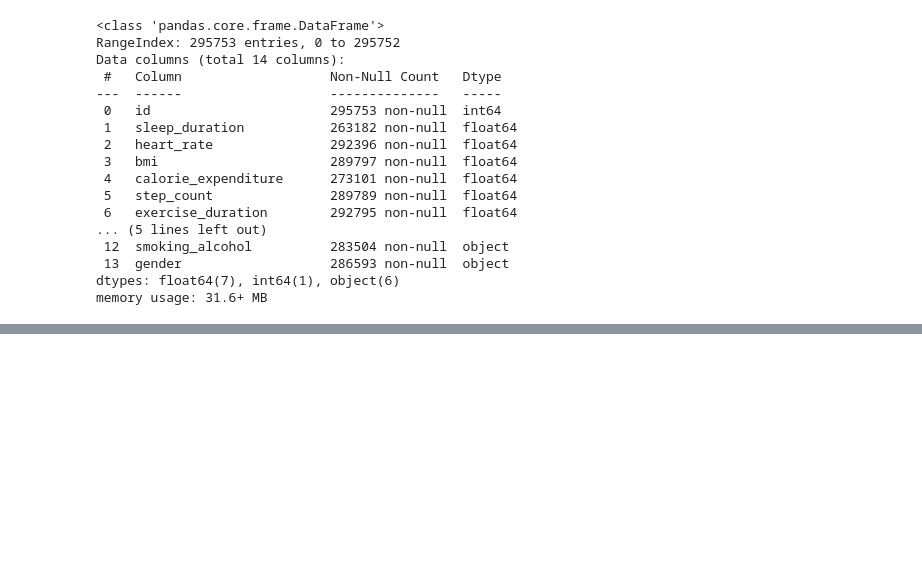
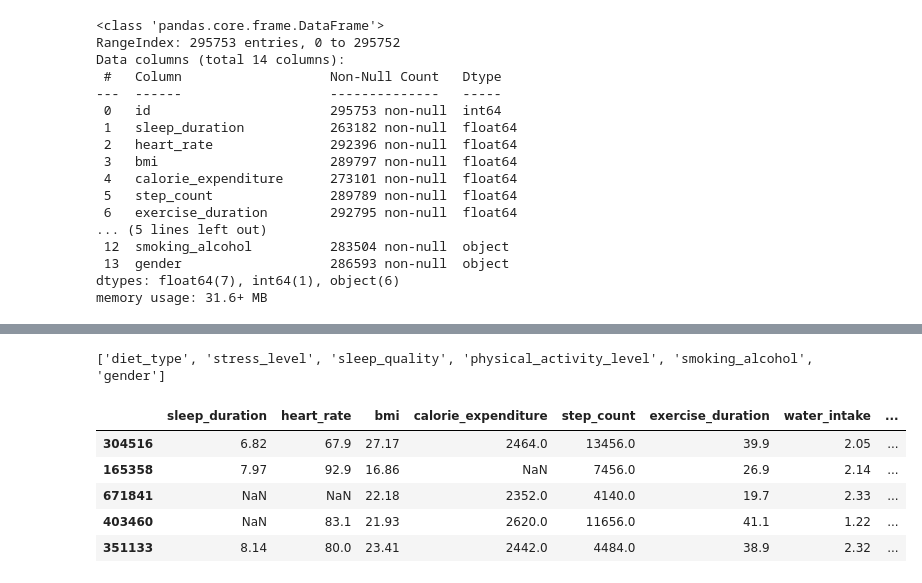
Before and after one commit to rpsingh21/kaggle-practices, a Jupyter notebook: PredictingStudentHealthRisk.ipynb, the cells around one changed output, grey strips where cells are left out. Drawn from its saved outputs; the diff is of its cells as text; code cells hidden in the pictures; blank space fills up the shorter version.

```diff
--- a/PredictingStudentHealthRisk.ipynb
+++ b/PredictingStudentHealthRisk.ipynb
@@ -87,0 +126,19 @@ from sklearn.model_selection import train_test_split
+# %%
+cat_features = x.columns[np.where(x.dtypes != float)[0]].values.tolist()
+print(cat_features)
+
+# make sure that the categorical features are encoded as strings
+x[cat_features] = x[cat_features].astype(str)
+# %% [output]
+['diet_type', 'stress_level', 'sleep_quality', 'physical_activity_level', 'smoking_alcohol', 'gender']
+# %%
+x_train, x_test, y_train, y_test = train_test_split(x, y, test_size=0.2, random_state=42, stratify=y)
+# %%
+x_test.head()
+# %% [output]
+|  | sleep_duration | heart_rate | bmi | calorie_expenditure | step_count | exercise_duration | water_intake | ... |
+| 304516 | 6.82 | 67.9 | 27.17 | 2464.0 | 13456.0 | 39.9 | 2.05 | ... |
+| 165358 | 7.97 | 92.9 | 16.86 | NaN | 7456.0 | 26.9 | 2.14 | ... |
+| 671841 | NaN | NaN | 22.18 | 2352.0 | 4140.0 | 19.7 | 2.33 | ... |
+| 403460 | NaN | 83.1 | 21.93 | 2620.0 | 11656.0 | 41.1 | 1.22 | ... |
+| 351133 | 8.14 | 80.0 | 23.41 | 2442.0 | 4484.0 | 38.9 | 2.32 | ... |
```
Also changed, not shown: parts of 15 cells of this notebook.
